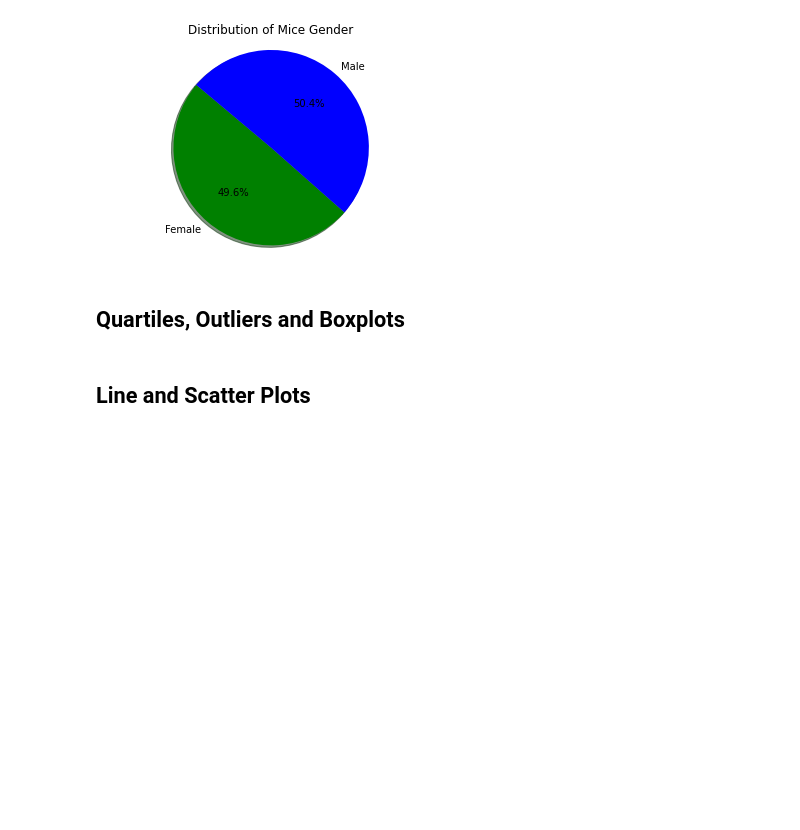
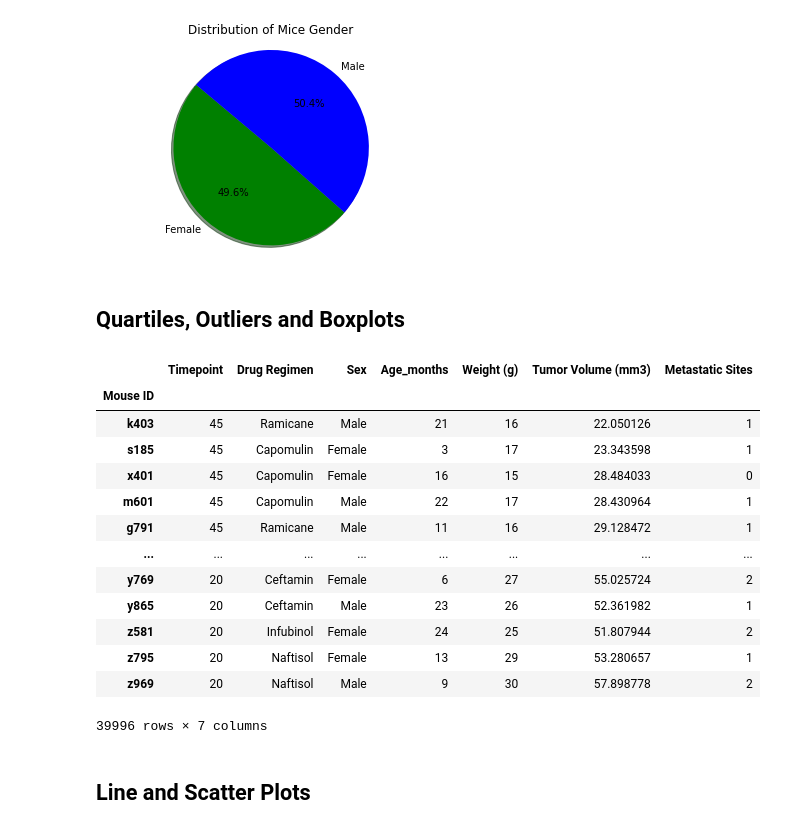
Before and after one commit to mattyk33/Pymaceuticals-Matplotlib, a Jupyter notebook: Pymaceuticals/pymaceuticals_starter.ipynb, the cells around one changed output. Drawn from its saved outputs; the diff is of its cells as text; code cells hidden in the pictures; blank space fills up the shorter version.

Commit message:
Last tumor volume

```diff
--- a/Pymaceuticals/pymaceuticals_starter.ipynb
+++ b/Pymaceuticals/pymaceuticals_starter.ipynb
@@ -244,10 +247,29 @@ plt.show()
 # %%
 # Calculate the final tumor volume of each mouse across four of the treatment regimens:
 # Capomulin, Ramicane, Infubinol, and Ceftamin
 
 # Start by getting the last (greatest) timepoint for each mouse
-
+clean_mouse_id = clean_data.groupby(["Mouse ID"])
+last_timepoint = clean_mouse_id["Timepoint"].max()
+last_timepoint
 
 # Merge this group df with the original dataframe to get the tumor volume at the last timepoint
+last_tumor_volume = pd.merge(last_timepoint, clean_data, how="outer", on="Timepoint")
+last_tumor_volume.set_index(["Mouse ID"])
+# %% [output]
+|  | Timepoint | Drug Regimen | Sex | Age_months | Weight (g) | Tumor Volume (mm3) | Metastatic Sites |
+| Mouse ID |  |  |  |  |  |  |  |
+| k403 | 45 | Ramicane | Male | 21 | 16 | 22.050126 | 1 |
+| s185 | 45 | Capomulin | Female | 3 | 17 | 23.343598 | 1 |
+| x401 | 45 | Capomulin | Female | 16 | 15 | 28.484033 | 0 |
+| m601 | 45 | Capomulin | Male | 22 | 17 | 28.430964 | 1 |
+| g791 | 45 | Ramicane | Male | 11 | 16 | 29.128472 | 1 |
+| ... | ... | ... | ... | ... | ... | ... | ... |
+| y769 | 20 | Ceftamin | Female | 6 | 27 | 55.025724 | 2 |
+| y865 | 20 | Ceftamin | Male | 23 | 26 | 52.361982 | 1 |
+| z581 | 20 | Infubinol | Female | 24 | 25 | 51.807944 | 2 |
+| z795 | 20 | Naftisol | Female | 13 | 29 | 53.280657 | 1 |
+| z969 | 20 | Naftisol | Male | 9 | 30 | 57.898778 | 2 |
+39996 rows × 7 columns
 # %%
 # Put treatments into a list for for loop (and later for plot labels)
```
Also changed, not shown: parts of 2 cells of this notebook.
